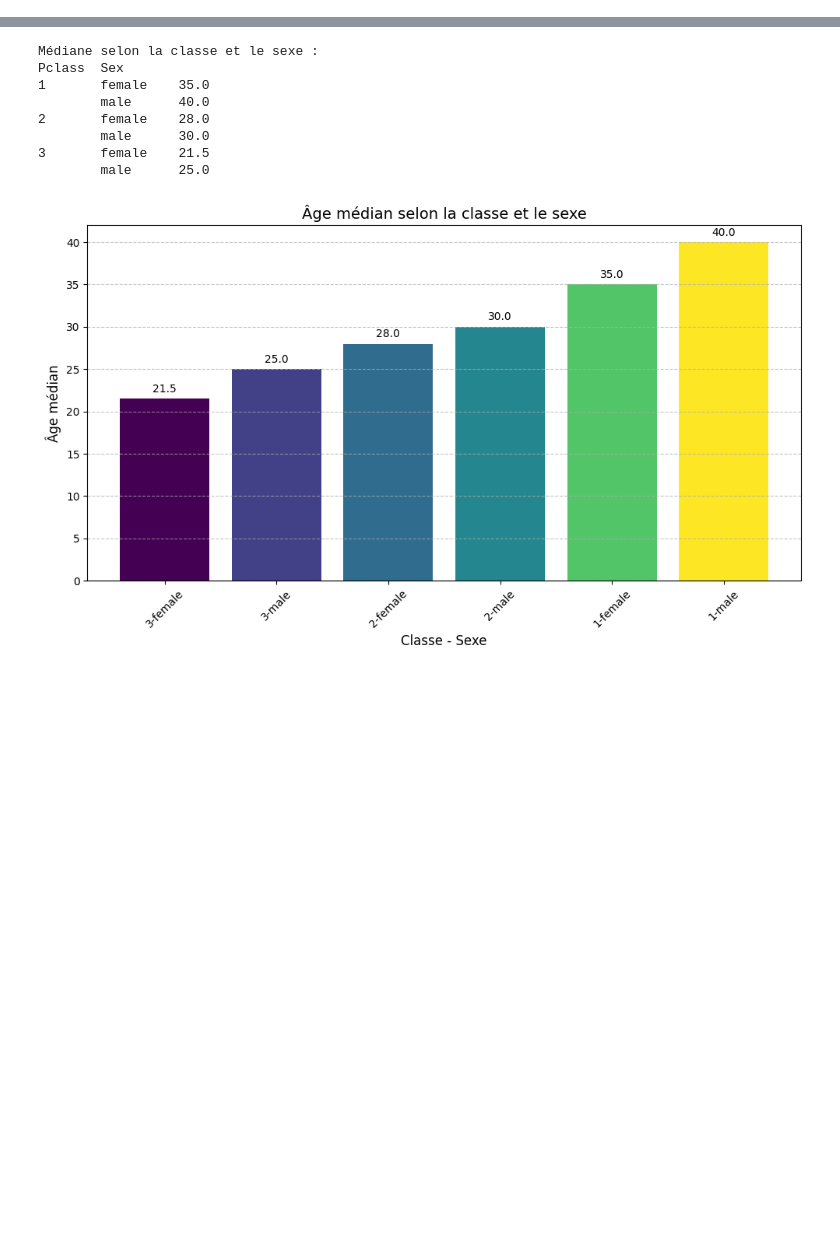
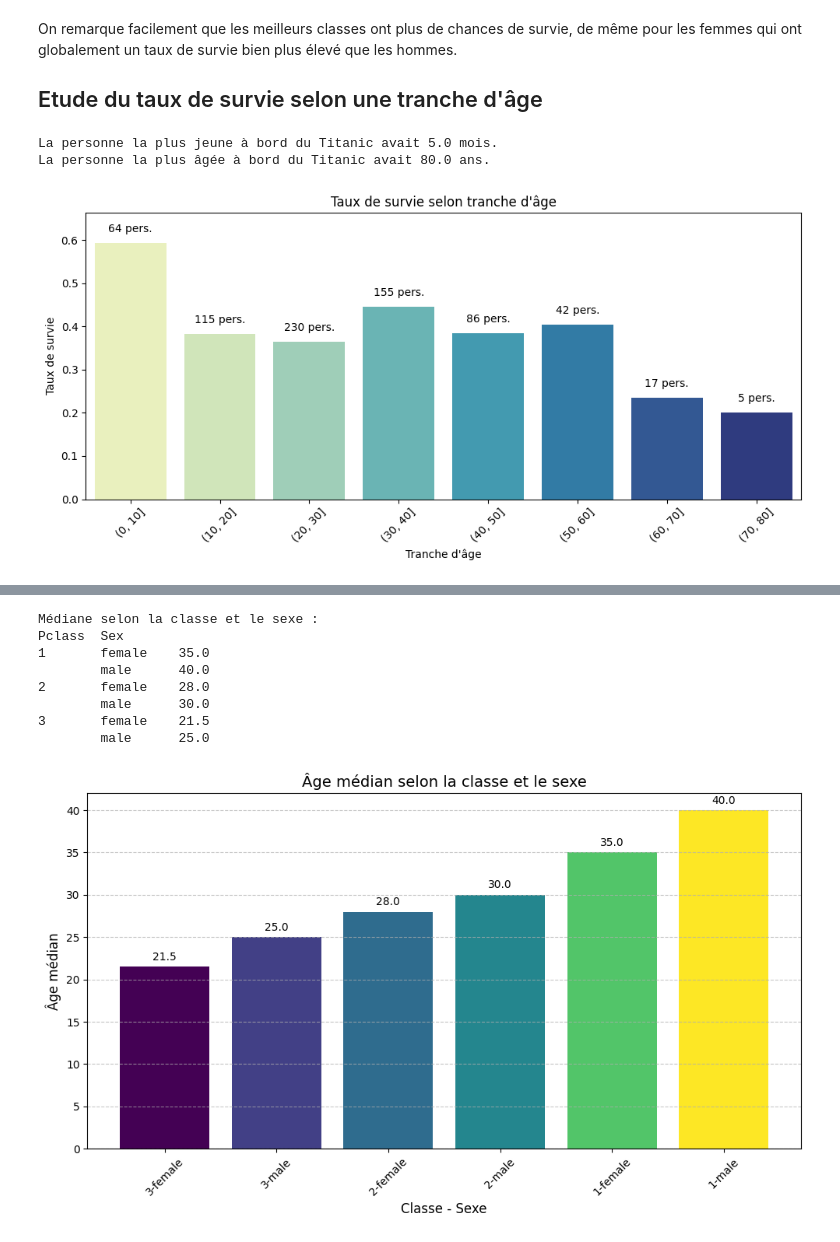
Before and after one commit to HarpieTrax/titanic_kaggle, a Jupyter notebook: Titanic_Kaggle/model.ipynb, the cells around one changed output, grey strips where cells are left out. Saved outputs shown, nothing was run; the diff lists cells and outputs as text; code cells hidden in the pictures; blank space fills up the shorter version.

```diff
--- a/Titanic_Kaggle/model.ipynb
+++ b/Titanic_Kaggle/model.ipynb
@@ -91,0 +147,50 @@ Embarked         2
+# %% [markdown]
+On remarque facilement que les meilleurs classes ont plus de chances de survie, de même pour les femmes qui ont globalement un taux de survie bien plus élevé que les hommes.
+
+## Etude du taux de survie selon une tranche d'âge
+# %%
+print(f"La personne la plus jeune à bord du Titanic avait {(train_data['Age'].min()*12).round()} mois.")
+print(f"La personne la plus âgée à bord du Titanic avait {train_data['Age'].max()} ans.")
+
+age_groups = pd.cut(train_data['Age'], bins=range(0, 81, 10))
+
+# Taux de survie moyen par tranche d'âge
+survival_by_age = train_data.groupby(age_groups, observed=False)['Survived'].mean()
+
+# Nombre de personnes par tranche d'âge
+count_by_age = train_data.groupby(age_groups, observed=False)['Survived'].count()
+
+# Visualisation
+plt.figure(figsize=(10, 5))
+bars = sns.barplot(
+    x=survival_by_age.index.astype(str),
+    y=survival_by_age.values,
+    hue=survival_by_age.index.astype(str),
+    palette="YlGnBu",
+    dodge=False
+)
+
+# Ajout du nombre de personnes au-dessus de chaque barre
+for i, bar in enumerate(bars.patches):
+    height = bar.get_height()
+    count = count_by_age.iloc[i]
+    plt.text(
+        bar.get_x() + bar.get_width() / 2,
+        height + 0.02,
+        f'{count} pers.',
+        ha='center',
+        va='bottom',
+        fontsize=10
+    )
+
+plt.title("Taux de survie selon tranche d'âge")
+plt.xlabel("Tranche d'âge")
+plt.ylabel("Taux de survie")
+plt.xticks(rotation=45)
+plt.ylim(0, survival_by_age.max() + 0.07)
+plt.tight_layout()
+plt.show()
+# %% [output]
+La personne la plus jeune à bord du Titanic avait 5.0 mois.
+La personne la plus âgée à bord du Titanic avait 80.0 ans.
+[figure, added]
```
Also changed, not shown: parts of 31 cells of this notebook, 2 other files.
